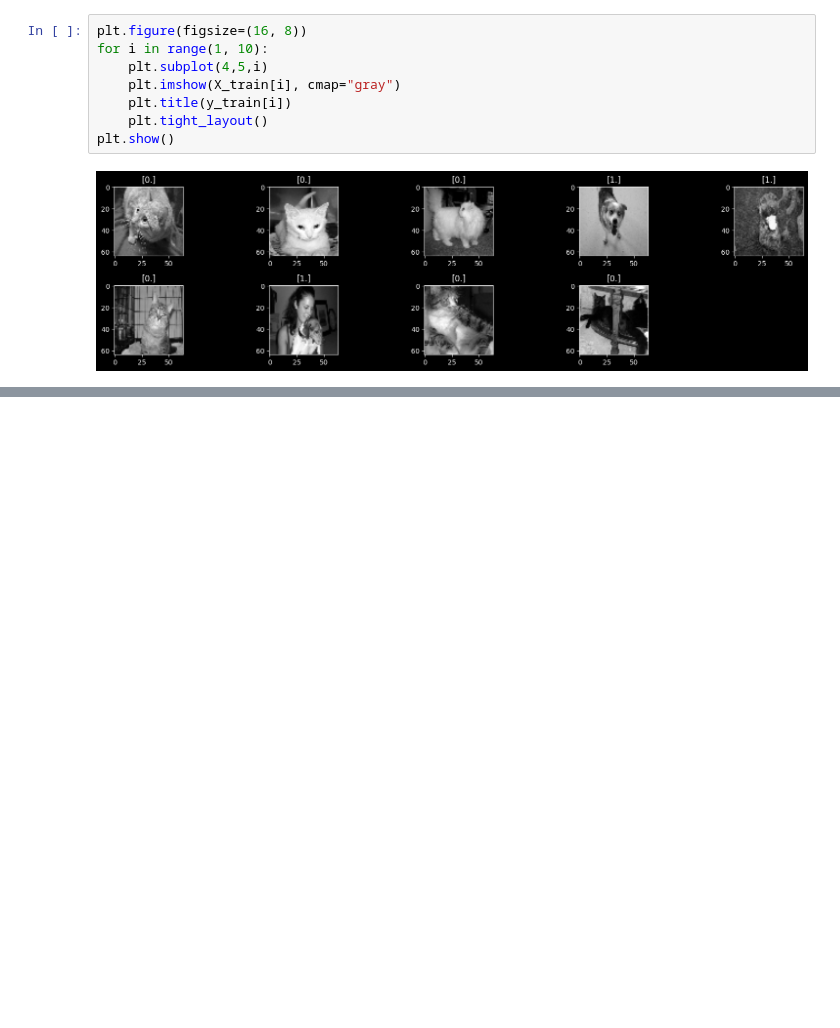
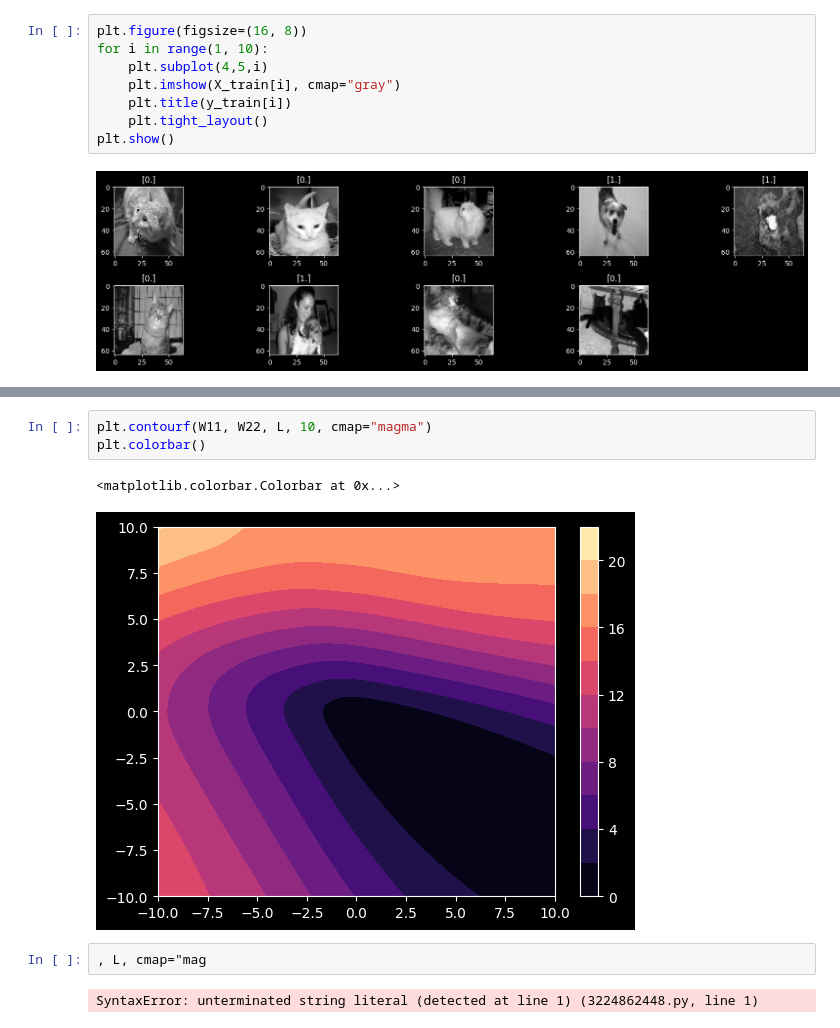
Before and after one commit to Siri6k/deep_learning, a Jupyter notebook: 01_Premier_neurone.ipynb, the cells around one changed output, grey strips where cells are left out. Cells and saved outputs as stored; diff of their text form; blank space fills up the shorter version.

```diff
--- a/01_Premier_neurone.ipynb
+++ b/01_Premier_neurone.ipynb
@@ -124,0 +216,10 @@ plt.show()
+# %%
+plt.contourf(W11, W22, L, 10, cmap="magma")
+plt.colorbar()
+# %% [output]
+<matplotlib.colorbar.Colorbar at 0x...>
+[figure, added]
+# %%
+, L, cmap="mag
+# %% [output]
+SyntaxError: unterminated string literal (detected at line 1) (3224862448.py, line 1)
```
Also changed, not shown: parts of 13 cells of this notebook.
